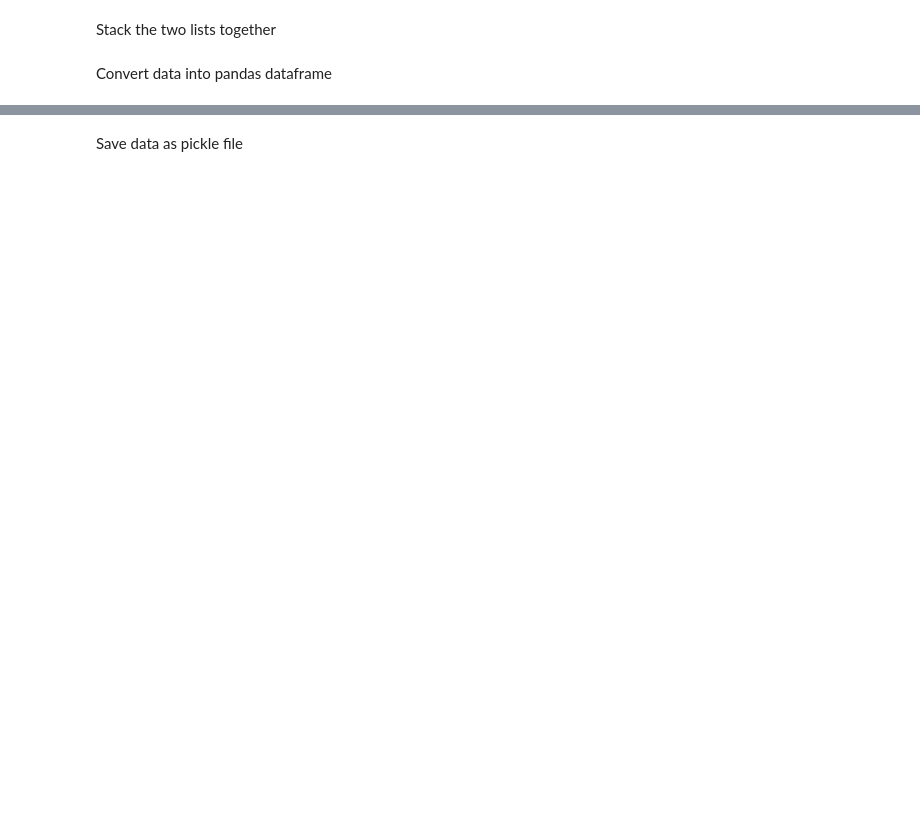
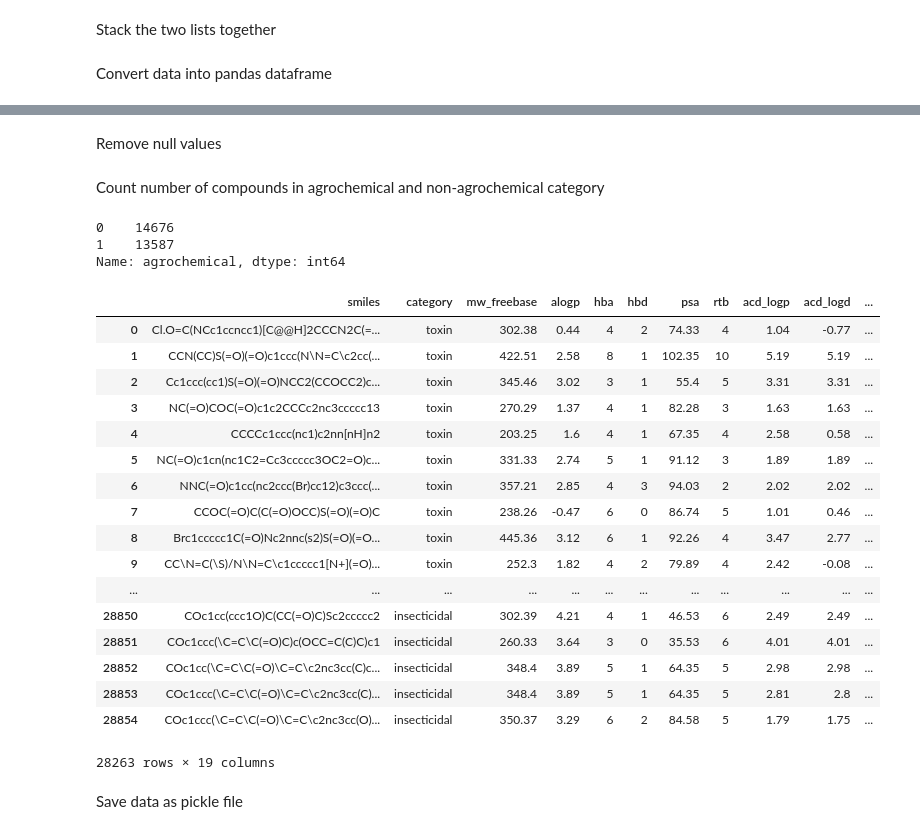
Before and after one commit to atan14/ML_agrochemical, a Jupyter notebook: 1_extract-data.ipynb, the cells around one changed output, grey strips where cells are left out. Saved outputs shown, nothing was run; the diff lists cells and outputs as text; code cells hidden in the pictures; blank space fills up the shorter version.

Commit message:
added extraction of compound properties

```diff
--- a/1_extract-data.ipynb
+++ b/1_extract-data.ipynb
@@ -81,0 +140,3 @@ data = pd.DataFrame(data, columns=['smiles', 'category'])
+# %%
+%%time
+data['mol'] = data['smiles'].apply(chem.MolFromSmiles)
@@ -81,0 +148,8 @@ data = pd.DataFrame(data, columns=['smiles', 'category'])
+# %%
+def agrochemical(x):
+    if x == 'toxin':
+        return 0
+    return 1
+# %%
+%%time
+data['agrochemical'] = data['category'].apply(agrochemical)
@@ -82,3 +159,36 @@ data = pd.DataFrame(data, columns=['smiles', 'category'])
+# %% [markdown]
+Remove null values
+# %%
+data.dropna(axis=0, inplace=True)
+# %% [markdown]
+Count number of compounds in agrochemical and non-agrochemical category
+# %%
+data['agrochemical'].value_counts()
+# %% [output]
+0    14676
+1    13587
+Name: agrochemical, dtype: int64
+# %%
+data
+# %% [output]
+|  | smiles | category | mw_freebase | alogp | hba | hbd | psa | rtb | acd_logp | acd_logd | ... |
+| 0 | Cl.O=C(NCc1ccncc1)[C@@H]2CCCN2C(=... | toxin | 302.38 | 0.44 | 4 | 2 | 74.33 | 4 | 1.04 | -0.77 | ... |
+| 1 | CCN(CC)S(=O)(=O)c1ccc(N\N=C\c2cc(... | toxin | 422.51 | 2.58 | 8 | 1 | 102.35 | 10 | 5.19 | 5.19 | ... |
+| 2 | Cc1ccc(cc1)S(=O)(=O)NCC2(CCOCC2)c... | toxin | 345.46 | 3.02 | 3 | 1 | 55.4 | 5 | 3.31 | 3.31 | ... |
+| 3 | NC(=O)COC(=O)c1c2CCCc2nc3ccccc13 | toxin | 270.29 | 1.37 | 4 | 1 | 82.28 | 3 | 1.63 | 1.63 | ... |
+| 4 | CCCCc1ccc(nc1)c2nn[nH]n2 | toxin | 203.25 | 1.6 | 4 | 1 | 67.35 | 4 | 2.58 | 0.58 | ... |
+| 5 | NC(=O)c1cn(nc1C2=Cc3ccccc3OC2=O)c... | toxin | 331.33 | 2.74 | 5 | 1 | 91.12 | 3 | 1.89 | 1.89 | ... |
+| 6 | NNC(=O)c1cc(nc2ccc(Br)cc12)c3ccc(... | toxin | 357.21 | 2.85 | 4 | 3 | 94.03 | 2 | 2.02 | 2.02 | ... |
+| 7 | CCOC(=O)C(C(=O)OCC)S(=O)(=O)C | toxin | 238.26 | -0.47 | 6 | 0 | 86.74 | 5 | 1.01 | 0.46 | ... |
+| 8 | Brc1ccccc1C(=O)Nc2nnc(s2)S(=O)(=O... | toxin | 445.36 | 3.12 | 6 | 1 | 92.26 | 4 | 3.47 | 2.77 | ... |
+| 9 | CC\N=C(\S)/N\N=C\c1ccccc1[N+](=O)... | toxin | 252.3 | 1.82 | 4 | 2 | 79.89 | 4 | 2.42 | -0.08 | ... |
+| ... | ... | ... | ... | ... | ... | ... | ... | ... | ... | ... | ... |
+| 28850 | COc1cc(ccc1O)C(CC(=O)C)Sc2ccccc2 | insecticidal | 302.39 | 4.21 | 4 | 1 | 46.53 | 6 | 2.49 | 2.49 | ... |
+| 28851 | COc1ccc(\C=C\C(=O)C)c(OCC=C(C)C)c1 | insecticidal | 260.33 | 3.64 | 3 | 0 | 35.53 | 6 | 4.01 | 4.01 | ... |
+| 28852 | COc1cc(\C=C\C(=O)\C=C\c2nc3cc(C)c... | insecticidal | 348.4 | 3.89 | 5 | 1 | 64.35 | 5 | 2.98 | 2.98 | ... |
+| 28853 | COc1ccc(\C=C\C(=O)\C=C\c2nc3cc(C)... | insecticidal | 348.4 | 3.89 | 5 | 1 | 64.35 | 5 | 2.81 | 2.8 | ... |
+| 28854 | COc1ccc(\C=C\C(=O)\C=C\c2nc3cc(O)... | insecticidal | 350.37 | 3.29 | 6 | 2 | 84.58 | 5 | 1.79 | 1.75 | ... |
+28263 rows × 19 columns
 # %% [markdown]
 Save data as pickle file
 # %%
```
Also changed, not shown: parts of 23 cells of this notebook.
